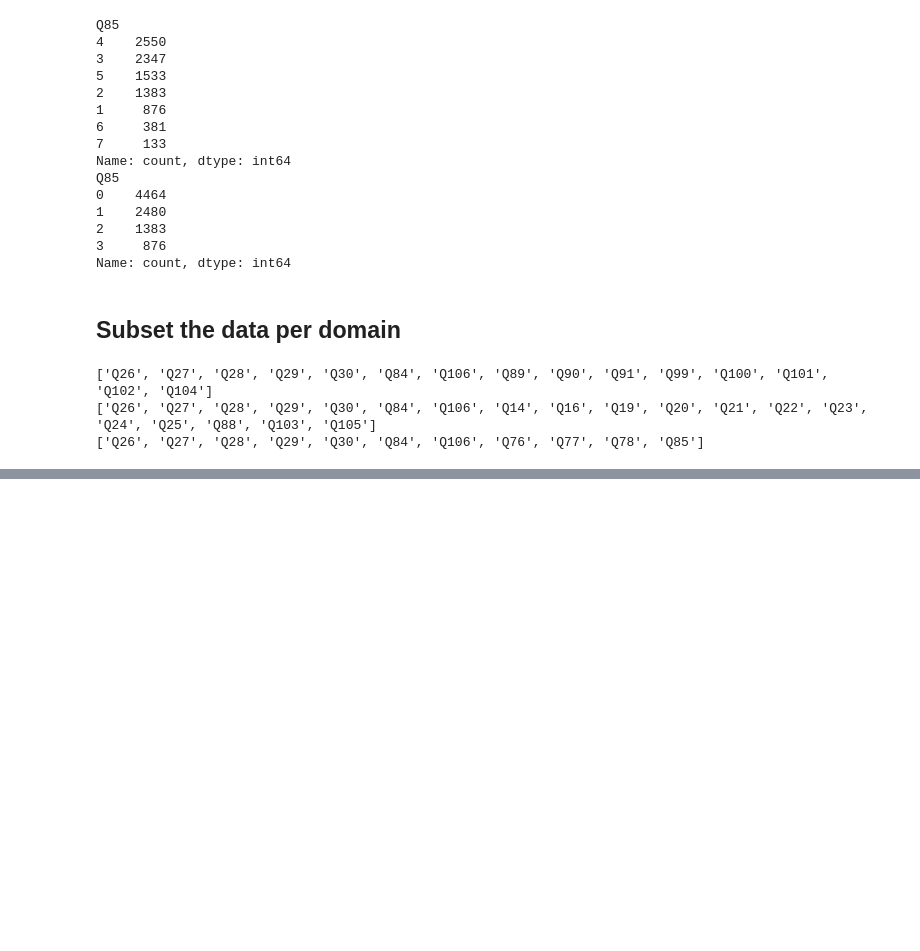
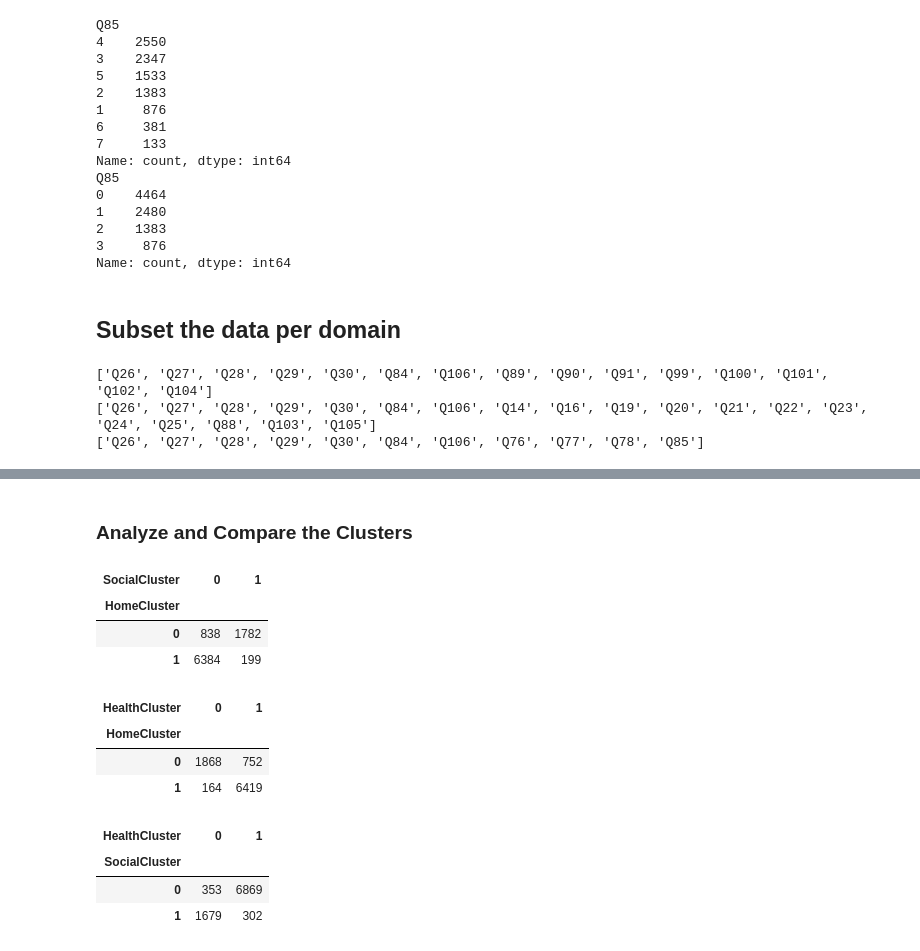
Before and after one commit to emilyh006/predict_absent, a Jupyter notebook: analysis.ipynb, the cells around one changed output, grey strips where cells are left out. Cells and saved outputs as stored; diff of their text form; code cells hidden in the pictures; blank space fills up the shorter version.

```diff
--- a/analysis.ipynb
+++ b/analysis.ipynb
@@ -193,0 +269,23 @@ print(health_context.columns.tolist())
+# %% [markdown]
+### Analyze and Compare the Clusters
+# %%
+pd.crosstab(dat_final['HomeCluster'], dat_final['SocialCluster'])
+# %% [output]
+| SocialCluster | 0 | 1 |
+| HomeCluster |  |  |
+| 0 | 838 | 1782 |
+| 1 | 6384 | 199 |
+# %%
+pd.crosstab(dat_final['HomeCluster'], dat_final['HealthCluster'])
+# %% [output]
+| HealthCluster | 0 | 1 |
+| HomeCluster |  |  |
+| 0 | 1868 | 752 |
+| 1 | 164 | 6419 |
+# %%
+pd.crosstab(dat_final['SocialCluster'], dat_final['HealthCluster'])
+# %% [output]
+| HealthCluster | 0 | 1 |
+| SocialCluster |  |  |
+| 0 | 353 | 6869 |
+| 1 | 1679 | 302 |
```
Also changed, not shown: parts of 15 cells of this notebook.
